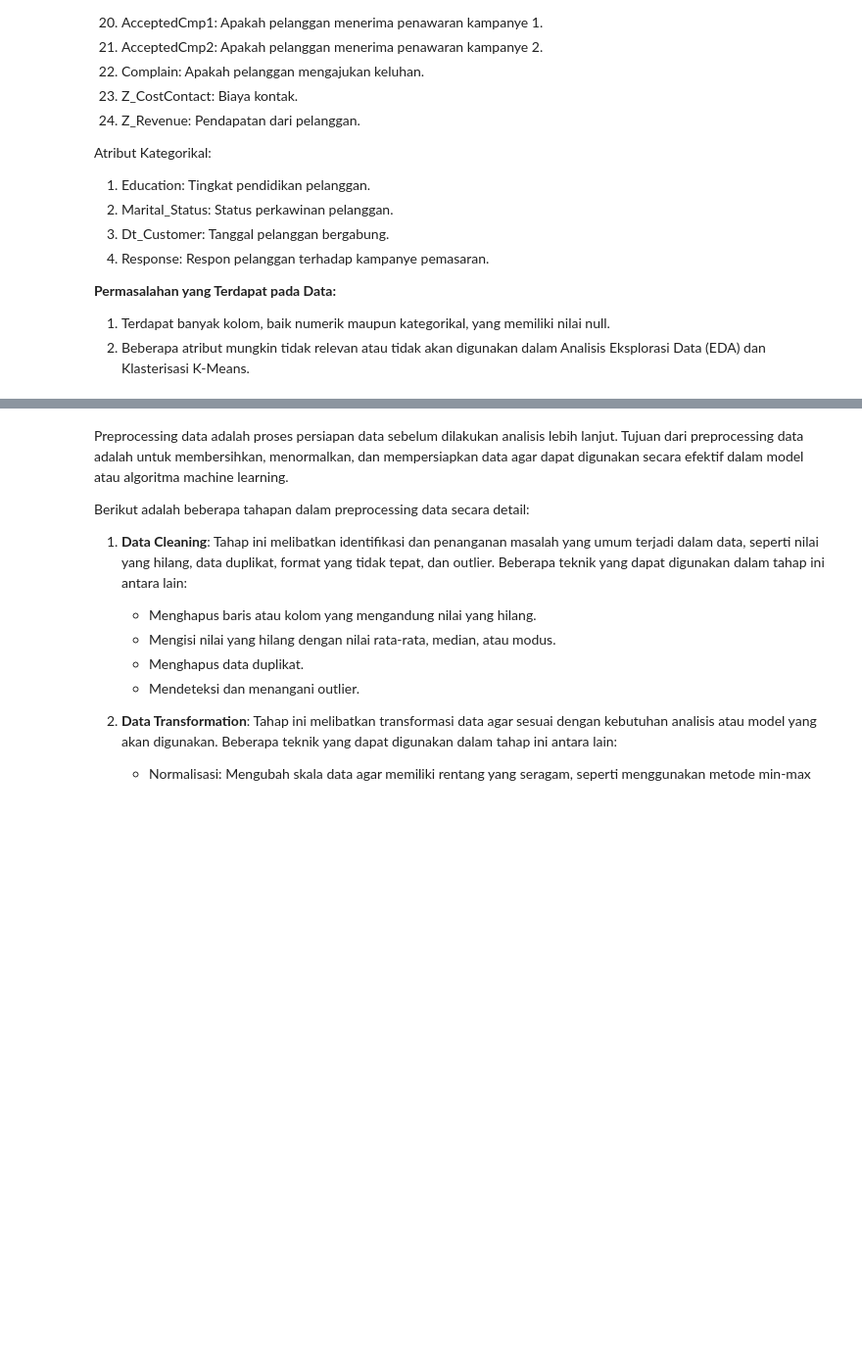
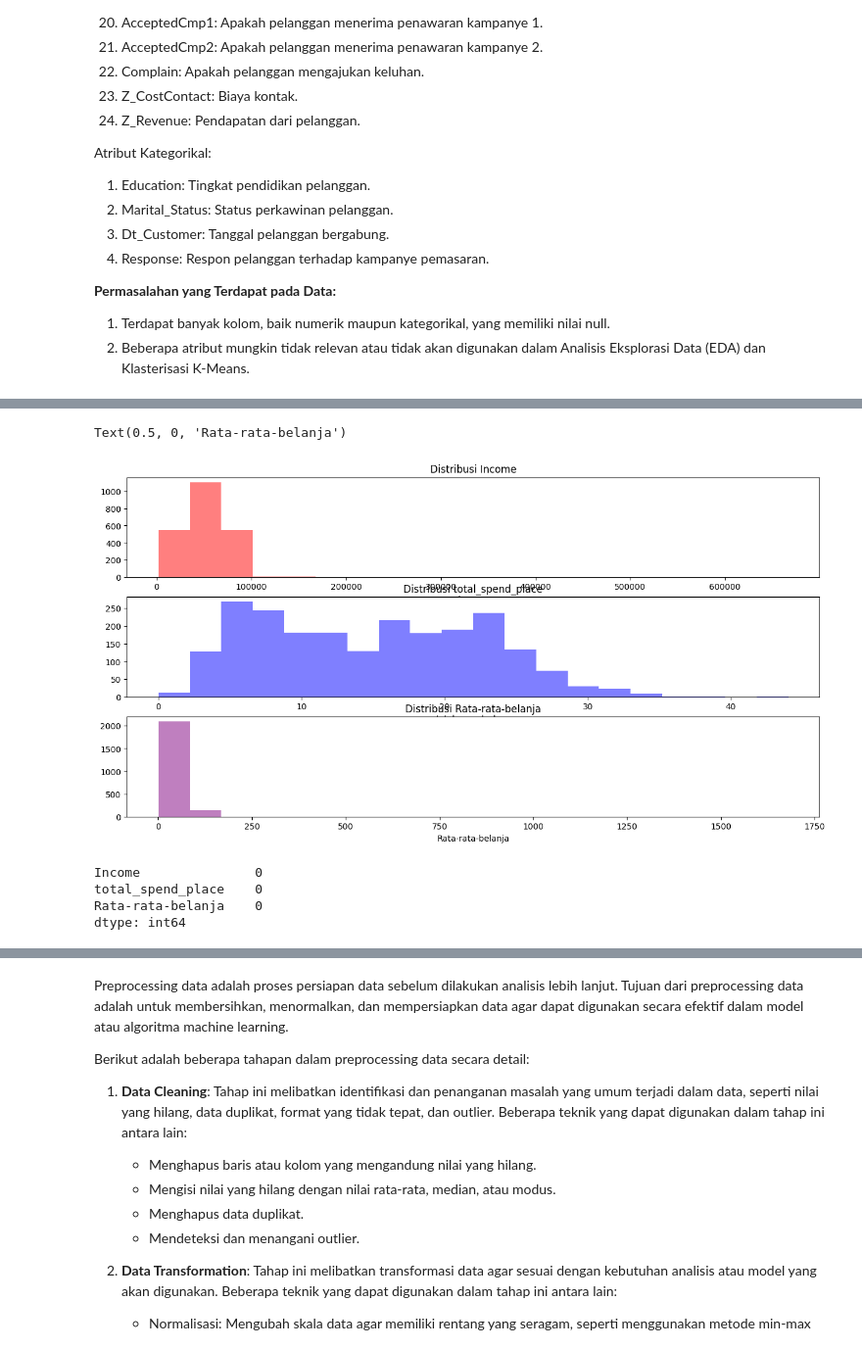
Before and after one commit to qiqioberon/Machine-Learning, a Jupyter notebook: Tugas 2/Muhammad Aqil Farrukh_5025221158_Tugas 2_Personality Analysis K-means.ipynb, the cells around one changed output, grey strips where cells are left out. Shown at 98% size. Drawn from its saved outputs; the diff is of its cells as text; code cells hidden in the pictures; blank space fills up the shorter version.

Commit message:
sudah melakukan cleaning data dan akan melakukan k-means

```diff
--- a/Tugas 2/Muhammad Aqil Farrukh_5025221158_Tugas 2_Personality Analysis K-means.ipynb
+++ b/Tugas 2/Muhammad Aqil Farrukh_5025221158_Tugas 2_Personality Analysis K-means.ipynb
@@ -181,5 +180,7 @@ Preprocessing data adalah proses persiapan data sebelum dilakukan analisis lebih
    - Feature Extraction: Mengubah data menjadi representasi yang lebih sederhana dan informatif, seperti menggunakan metode seperti t-SNE atau LDA.
 # %%
 dataF['total_spend_product'] = dataF['MntWines'] + dataF['MntFruits'] + dataF['MntMeatProducts'] + dataF['MntFishProducts'] + dataF['MntSweetProducts'] + dataF['MntGoldProds']
+dataF['total_spend_place'] = dataF['NumDealsPurchases'] + dataF['NumWebPurchases'] + dataF['NumCatalogPurchases'] + dataF['NumStorePurchases']
+dataF['Rata-rata-belanja'] = round(dataF['total_spend_product'] / dataF['total_spend_place'],2)
 dataF
 # %% [output]
@@ -186,0 +206,3 @@ NameError: name 'dataF' is not defined
+# %%
+df = dataF[['Income','total_spend_place','Rata-rata-belanja']]
+df['Rata-rata-belanja'] = df['Rata-rata-belanja'].replace(np.inf, np.nan)
@@ -186,0 +229,30 @@ NameError: name 'dataF' is not defined
+# %%
+plt.figure(figsize=(15, 10))
+
+plt.subplot(4, 1, 1)
+plt.hist(df['Income'].dropna(), bins=20, color='red', alpha=0.5)
+plt.title('Distribusi Income')
+plt.xlabel('Income')
+
+plt.subplot(4, 1, 2)
+plt.hist(df['total_spend_place'].dropna(), bins=20, color='blue', alpha=0.5)
+plt.title('Distribusi total_spend_place')
+plt.xlabel('total_spend_place')
+
+plt.subplot(4, 1, 3)
+plt.hist(df['Rata-rata-belanja'].dropna(), bins=20, color='purple', alpha=0.5)
+plt.title('Distribusi Rata-rata-belanja')
+plt.xlabel('Rata-rata-belanja')
+# %% [output]
+Text(0.5, 0, 'Rata-rata-belanja')
+[figure, added]
+# %%
+df['Income'].fillna(df['Income'].mean(), inplace=True)
+df['total_spend_place'].fillna(df['total_spend_place'].median(), inplace=True)
+df['Rata-rata-belanja'].fillna(df['Rata-rata-belanja'].mean(), inplace=True)
+df.isnull().sum()
+# %% [output]
+Income               0
+total_spend_place    0
+Rata-rata-belanja    0
+dtype: int64
```
Also changed, not shown: parts of 19 cells of this notebook.
